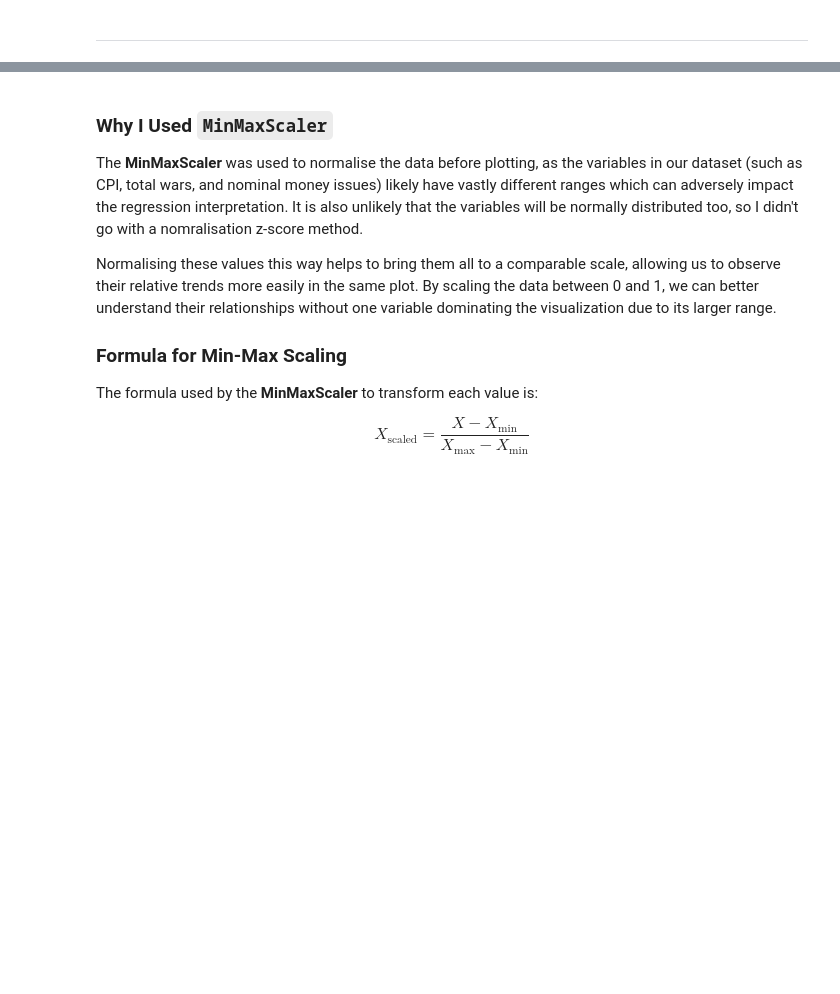
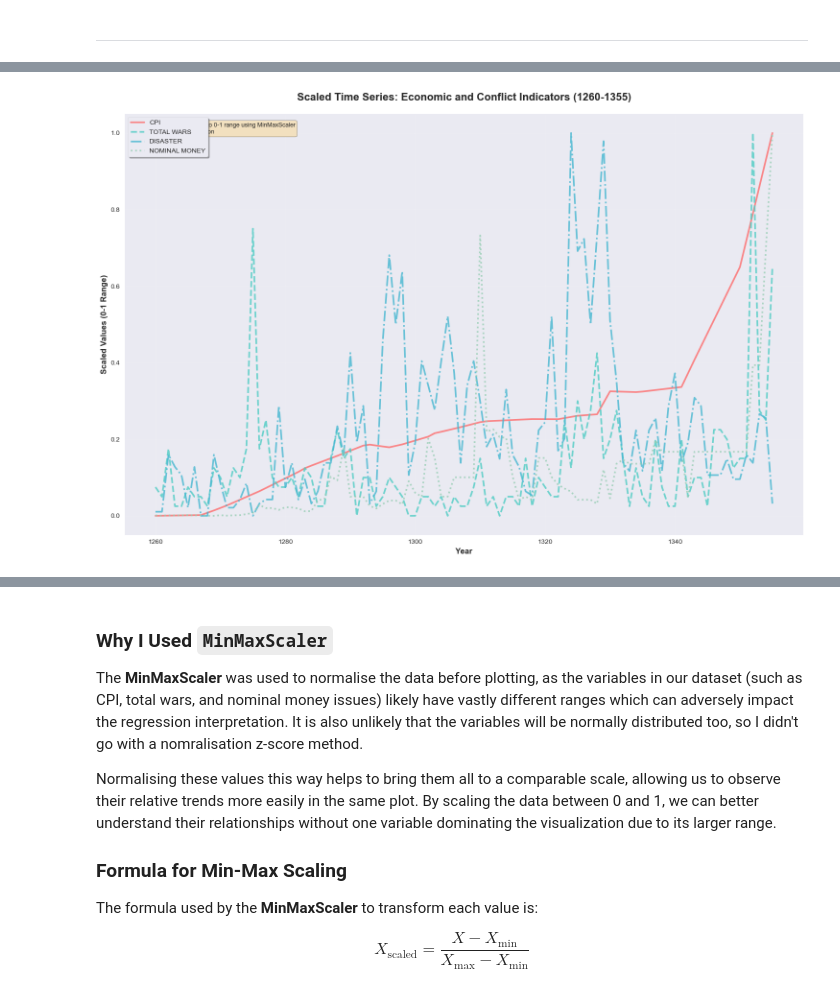
Before and after one commit to Yahya-Khan76/Inflation-From-the-past-to-present, a Jupyter notebook: 50295.ipynb, the cells around one changed output, grey strips where cells are left out. Drawn from its saved outputs; the diff is of its cells as text; code cells hidden in the pictures; blank space fills up the shorter version.

```diff
--- a/50295.ipynb
+++ b/50295.ipynb
@@ -228,0 +448,88 @@ yuan_scaled[scaled_columns] = scalar.fit_transform(yuan_scaled[scaled_columns])
+# %%
+def create_scaled_time_series_plot(dataframe, figsize=(15, 10)):
+    """
+    Create a professional multi-variable time series plot with MinMaxScaler normalization.
+
+    This visualization allows comparison of variables with different scales by normalizing
+    all values to a 0-1 range while preserving relative patterns and trends.
+    """
+
+    # Prepare the data
+    yearly_data = dataframe.groupby('year').agg({
+        'cpi': 'mean',  # Use mean for CPI as it's typically an index
+        'totalwar': 'sum',
+        'disaster': 'sum',
+        'nominal': 'sum'
+    }).reset_index()
+
+    # Apply MinMaxScaler for better visualization
+    scaler = MinMaxScaler()
+    variables_to_scale = ['cpi', 'totalwar', 'disaster', 'nominal']
+
+    # Create scaled versions
+    scaled_data = yearly_data.copy()
+    scaled_data[variables_to_scale] = scaler.fit_transform(yearly_data[variables_to_scale])
+
+    # Melt data for easier plotting
+    melted_data = scaled_data.melt(
+        id_vars=['year'],
+        value_vars=variables_to_scale,
+        var_name='variable',
+        value_name='scaled_value'
+    )
+
+    # Create the visualization
+    plt.figure(figsize=figsize)
+
+    # Define colors and styles for each variable
+    color_map = {
+        'cpi': '#FF6B6B',      # Red for CPI
+        'totalwar': '#4ECDC4',  # Teal for wars
+        'disaster': '#45B7D1', # Blue for disasters
+        'nominal': '#96CEB4'    # Green for nominal money
+    }
+
+    line_styles = {
+        'cpi': '-',
+        'totalwar': '--',
+        'disaster': '-.',
+        'nominal': ':'
+    }
+
+    # Plot each variable
+    for var in variables_to_scale:
+        var_data = melted_data[melted_data['variable'] == var]
+        plt.plot(var_data['year'], var_data['scaled_value'],
+                color=color_map[var],
+                linestyle=line_styles[var],
+                linewidth=2.5,
+                label=var.replace('totalwar', 'Total Wars').replace('nominal', 'Nominal Money').upper(),
+                alpha=0.8)
+
+    # Customize the plot
+    plt.title('Scaled Time Series: Economic and Conflict Indicators (1260-1355)',
+              fontsize=16, fontweight='bold', pad=20)
+    plt.xlabel('Year', fontsize=12, fontweight='bold')
+    plt.ylabel('Scaled Values (0-1 Range)', fontsize=12, fontweight='bold')
+
+    # Add grid and legend
+    plt.grid(True, alpha=0.3, linestyle='-', linewidth=0.5)
+    plt.legend(loc='upper left', frameon=True, fancybox=True, shadow=True, fontsize=10)
+
+    # Add annotations for key insights
+    plt.text(0.02, 0.98,
+             'Note: All variables scaled to 0-1 range using MinMaxScaler\nfor comparative visualization',
+             transform=plt.gca().transAxes,
+             verticalalignment='top',
+             bbox=dict(boxstyle='round', facecolor='wheat', alpha=0.8),
+             fontsize=9)
+
+    plt.tight_layout()
+    plt.show()
+
+    return scaled_data, yearly_data
+
+# Create the scaled visualization
+scaled_results, original_data = create_scaled_time_series_plot(df)
+# %% [output]
+[figure, added]
```
Also changed, not shown: parts of 107 cells of this notebook, 23 other files.
